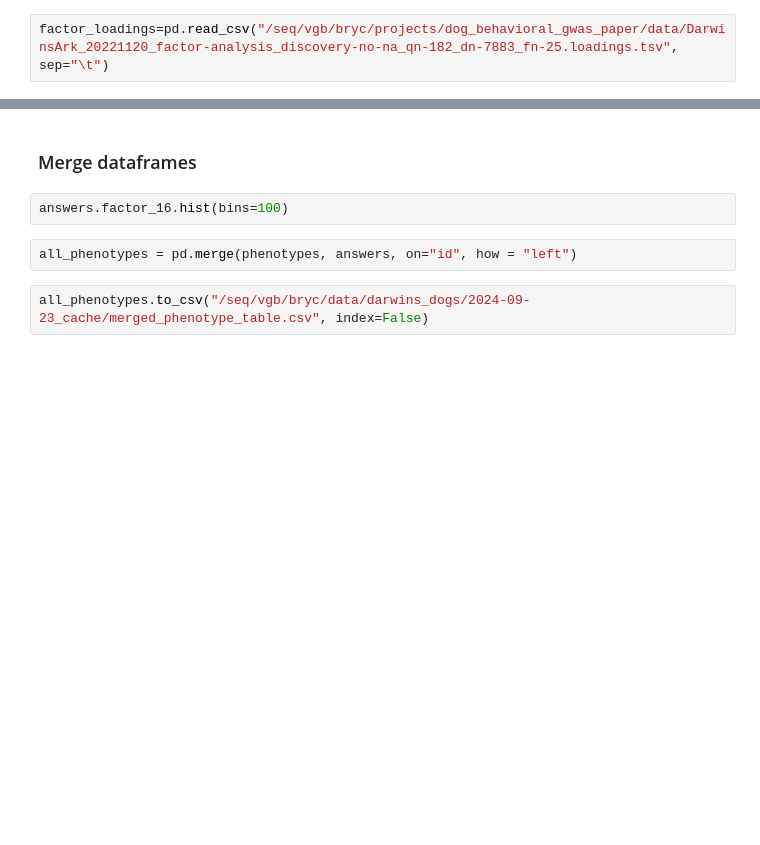
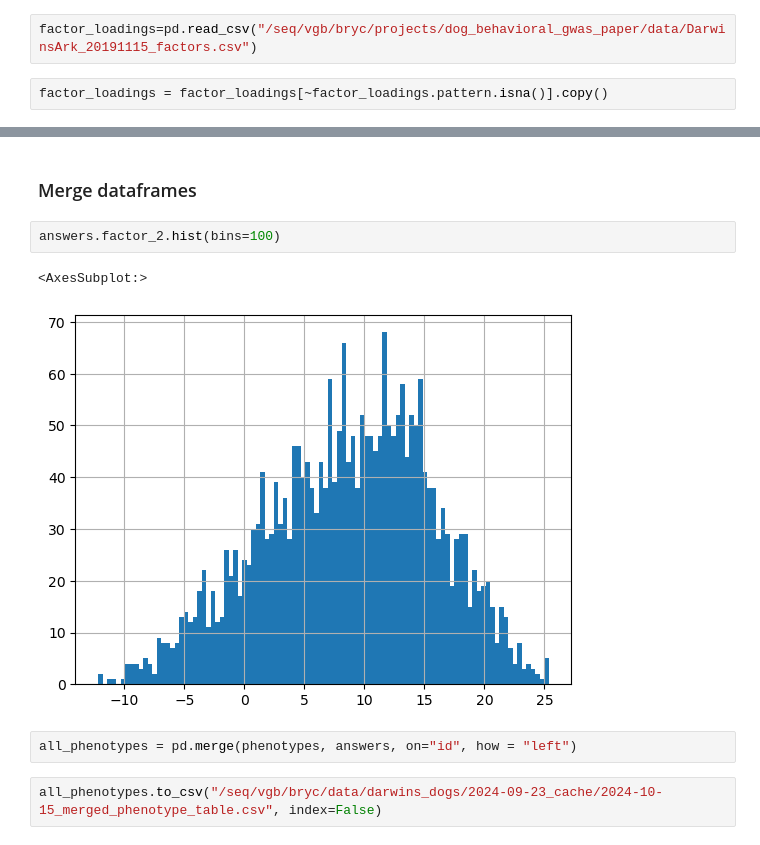
Before and after one commit to broadinstitute/dog_behavioral_gwas_paper, a Jupyter notebook: notebooks/make_phenotype_dataframe.ipynb, the cells around one changed output, grey strips where cells are left out. Cells and saved outputs as stored; diff of their text form; blank space fills up the shorter version.

Commit message:
use correct 2019 paper factors

```diff
--- a/notebooks/make_phenotype_dataframe.ipynb
+++ b/notebooks/make_phenotype_dataframe.ipynb
@@ -319,7 +379,9 @@ phenotypes[phenotypes.breed1 == breed][breed].hist(bins = 100)
 # %% [markdown]
 ## Compute behavior factors
 # %%
-factor_loadings=pd.read_csv("/seq/vgb/bryc/projects/dog_behavioral_gwas_paper/data/DarwinsArk_20221120_factor-analysis_discovery-no-na_qn-182_dn-7883_fn-25.loadings.tsv", sep="\t")
+factor_loadings=pd.read_csv("/seq/vgb/bryc/projects/dog_behavioral_gwas_paper/data/DarwinsArk_20191115_factors.csv")
+# %%
+factor_loadings = factor_loadings[~factor_loadings.pattern.isna()].copy()
 # %%
 answers = ph.df.reset_index().rename(columns={"dog": "id"})
 answers = answers[answers.id.isin(all_SRA_dogs)]
@@ -338,8 +400,11 @@ for factor in factor_loadings.factor.unique():
 # %% [markdown]
 ### Merge dataframes
 # %%
-answers.factor_16.hist(bins=100)
+answers.factor_2.hist(bins=100)
+# %% [output]
+<AxesSubplot:>
+[figure, added]
 # %%
 all_phenotypes = pd.merge(phenotypes, answers, on="id", how = "left")
 # %%
-all_phenotypes.to_csv("/seq/vgb/bryc/data/darwins_dogs/2024-09-23_cache/merged_phenotype_table.csv", index=False)
+all_phenotypes.to_csv("/seq/vgb/bryc/data/darwins_dogs/2024-09-23_cache/2024-10-15_merged_phenotype_table.csv", index=False)
```
Also changed, not shown: parts of 10 cells of this notebook, 1 other file.
